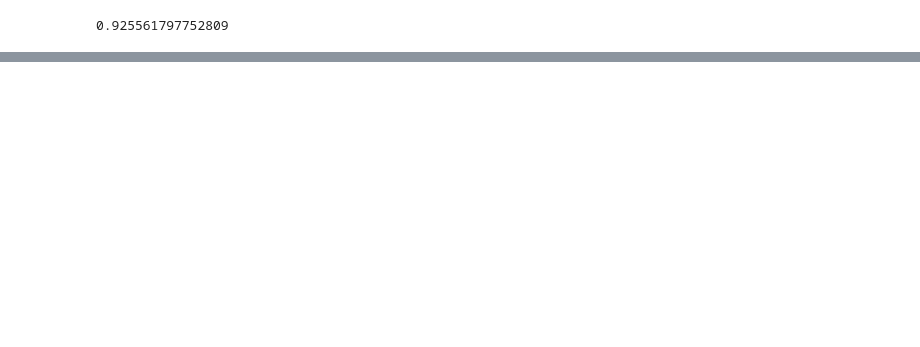
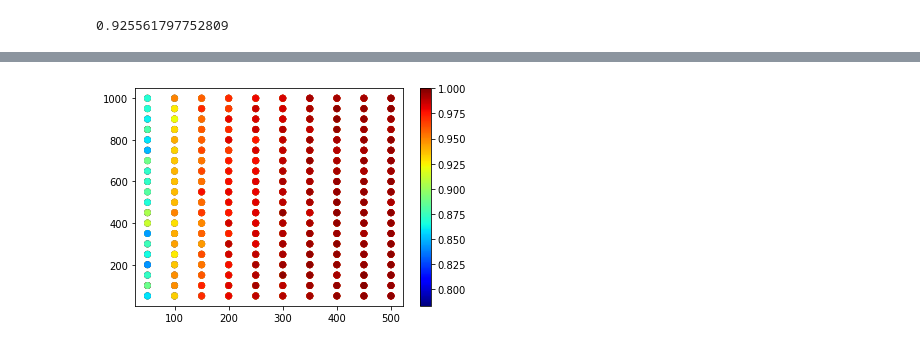
Before and after one commit to Setu-Gupta/WN-Project, a Jupyter notebook: performance.ipynb, the cells around one changed output, grey strips where cells are left out. Cells and saved outputs as stored; diff of their text form; code cells hidden in the pictures; blank space fills up the shorter version.

```diff
--- a/performance.ipynb
+++ b/performance.ipynb
@@ -77,0 +216,15 @@ obj.metric_dict_acc
+# %%
+dic = obj.metric_dict_acc
+x,y,c= [],[],[]
+for key in dic:
+    spl = key[:-4].split("_")
+    x_,y_ = int(spl[-2]),int(spl[-1])
+    x.append(x_)
+    y.append(y_)
+    c.append(dic[key])
+# %%
+plt.scatter(x=x,y=y,c=c,cmap='jet')
+plt.colorbar()
+plt.show()
+# %% [output]
+[figure, added]
```
Also changed, not shown: parts of 6 cells of this notebook.
